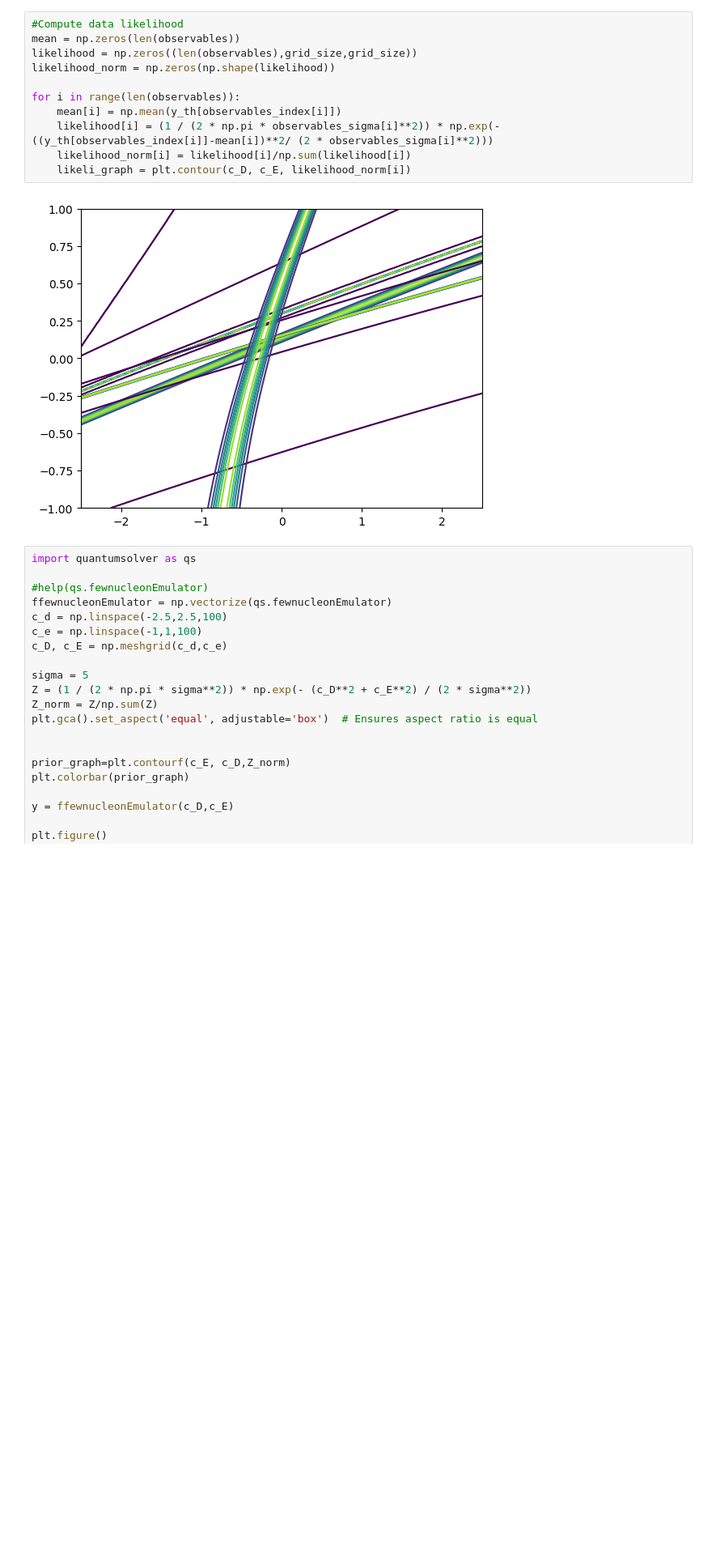
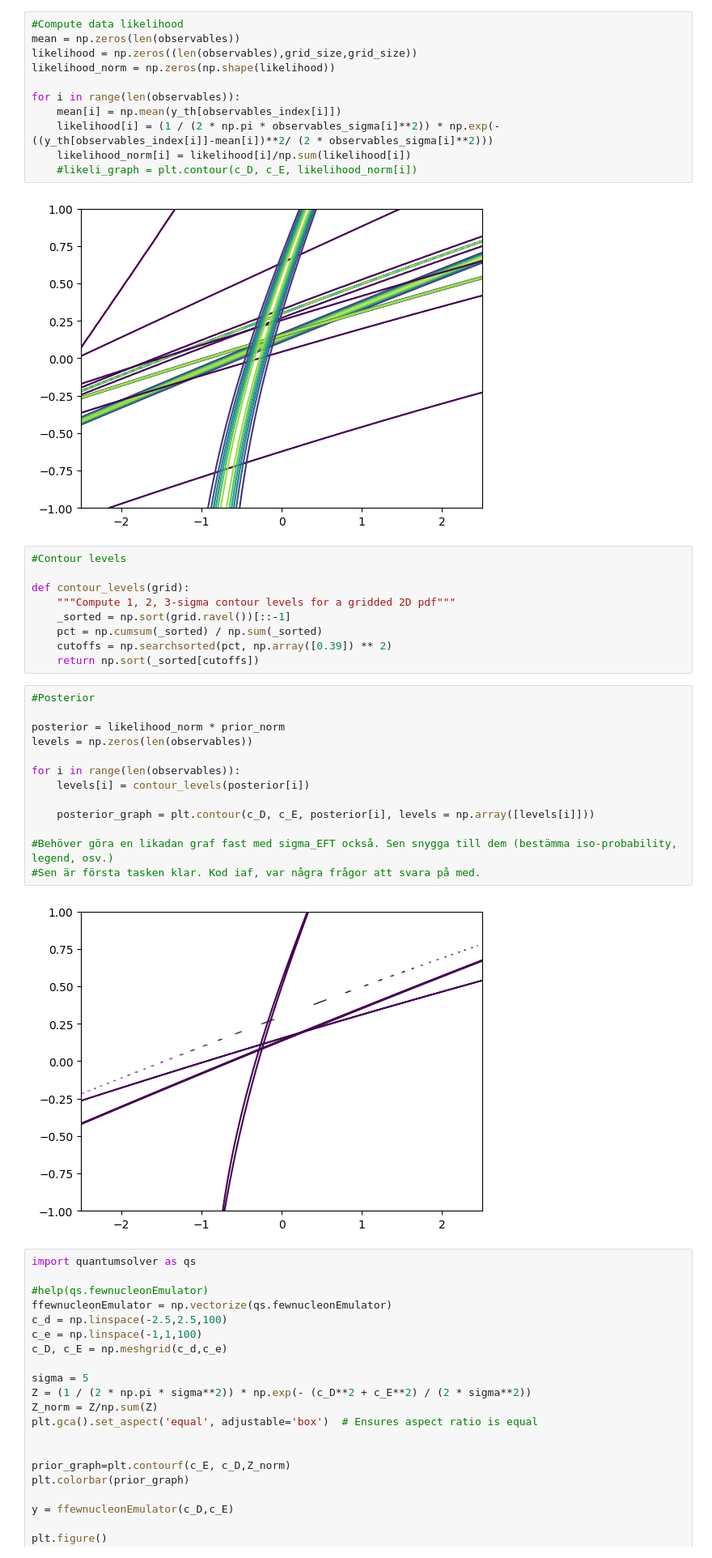
Before and after one commit to stinaper/tif285, a Jupyter notebook: doc/pub/Projects/Project1/TIF285_Project1.ipynb, the cells around one changed output. Shown: that part at 81% size. Cells and saved outputs as stored; diff of their text form; blank space fills up the shorter version.

Commit message:
Löst så att första figuren plottas korrekt

```diff
--- a/doc/pub/Projects/Project1/TIF285_Project1.ipynb
+++ b/doc/pub/Projects/Project1/TIF285_Project1.ipynb
@@ -143,9 +143,33 @@ for i in range(len(observables)):
     mean[i] = np.mean(y_th[observables_index[i]])
     likelihood[i] = (1 / (2 * np.pi * observables_sigma[i]**2)) * np.exp(- ((y_th[observables_index[i]]-mean[i])**2/ (2 * observables_sigma[i]**2)))
     likelihood_norm[i] = likelihood[i]/np.sum(likelihood[i])
-    likeli_graph = plt.contour(c_D, c_E, likelihood_norm[i])
+    #likeli_graph = plt.contour(c_D, c_E, likelihood_norm[i])
 # %% [output]
 [figure]
+# %%
+#Contour levels
+
+def contour_levels(grid):
+    """Compute 1, 2, 3-sigma contour levels for a gridded 2D pdf"""
+    _sorted = np.sort(grid.ravel())[::-1]
+    pct = np.cumsum(_sorted) / np.sum(_sorted)
+    cutoffs = np.searchsorted(pct, np.array([0.39]) ** 2)
+    return np.sort(_sorted[cutoffs])
+# %%
+#Posterior
+
+posterior = likelihood_norm * prior_norm
+levels = np.zeros(len(observables))
+
+for i in range(len(observables)):
+    levels[i] = contour_levels(posterior[i])
+
+    posterior_graph = plt.contour(c_D, c_E, posterior[i], levels = np.array([levels[i]]))
+
+#Behöver göra en likadan graf fast med sigma_EFT också. Sen snygga till dem (bestämma iso-probability, legend, osv.)
+#Sen är första tasken klar. Kod iaf, var några frågor att svara på med.
+# %% [output]
+[figure, added]
 # %%
 import quantumsolver as qs
 
```
